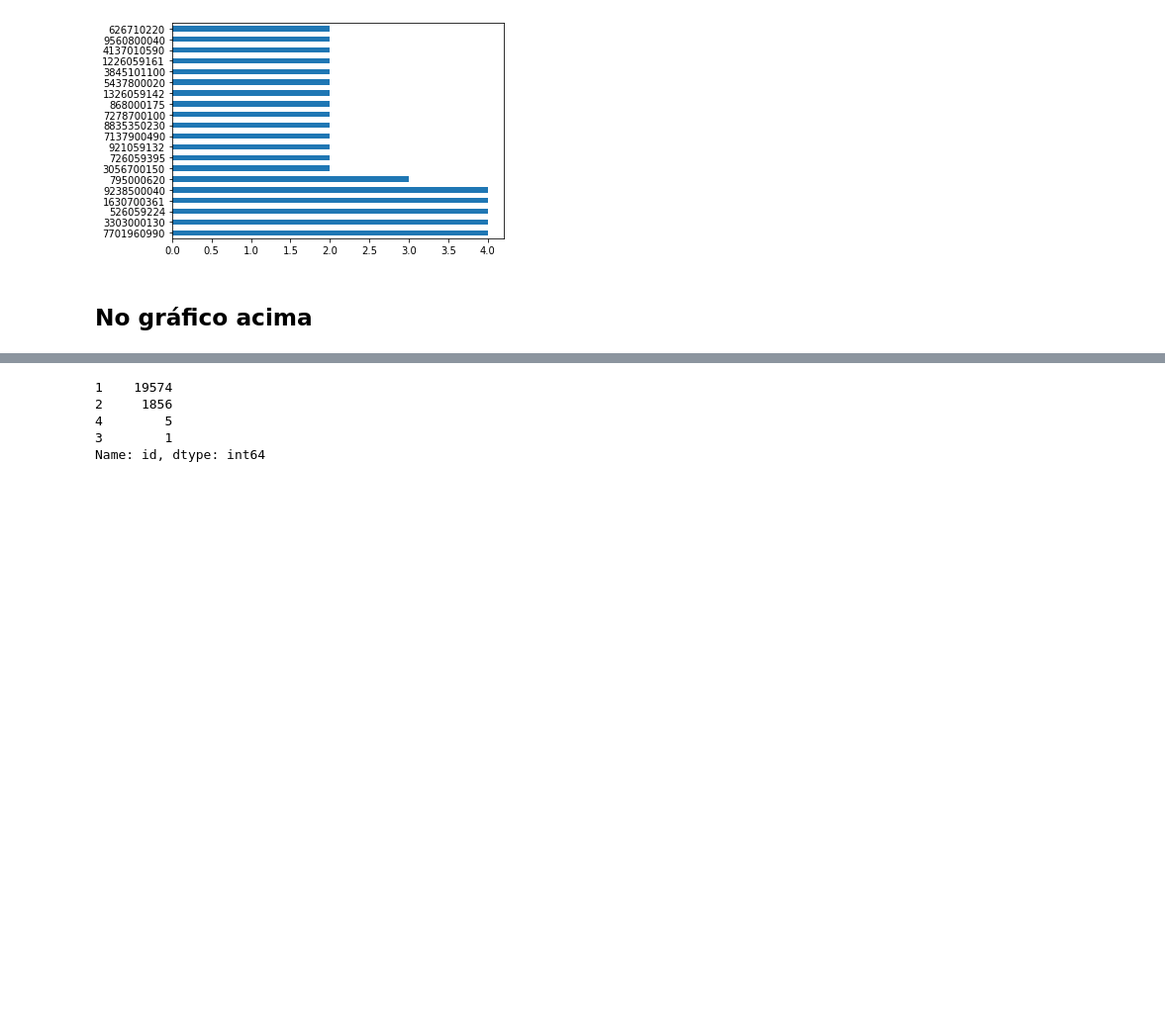
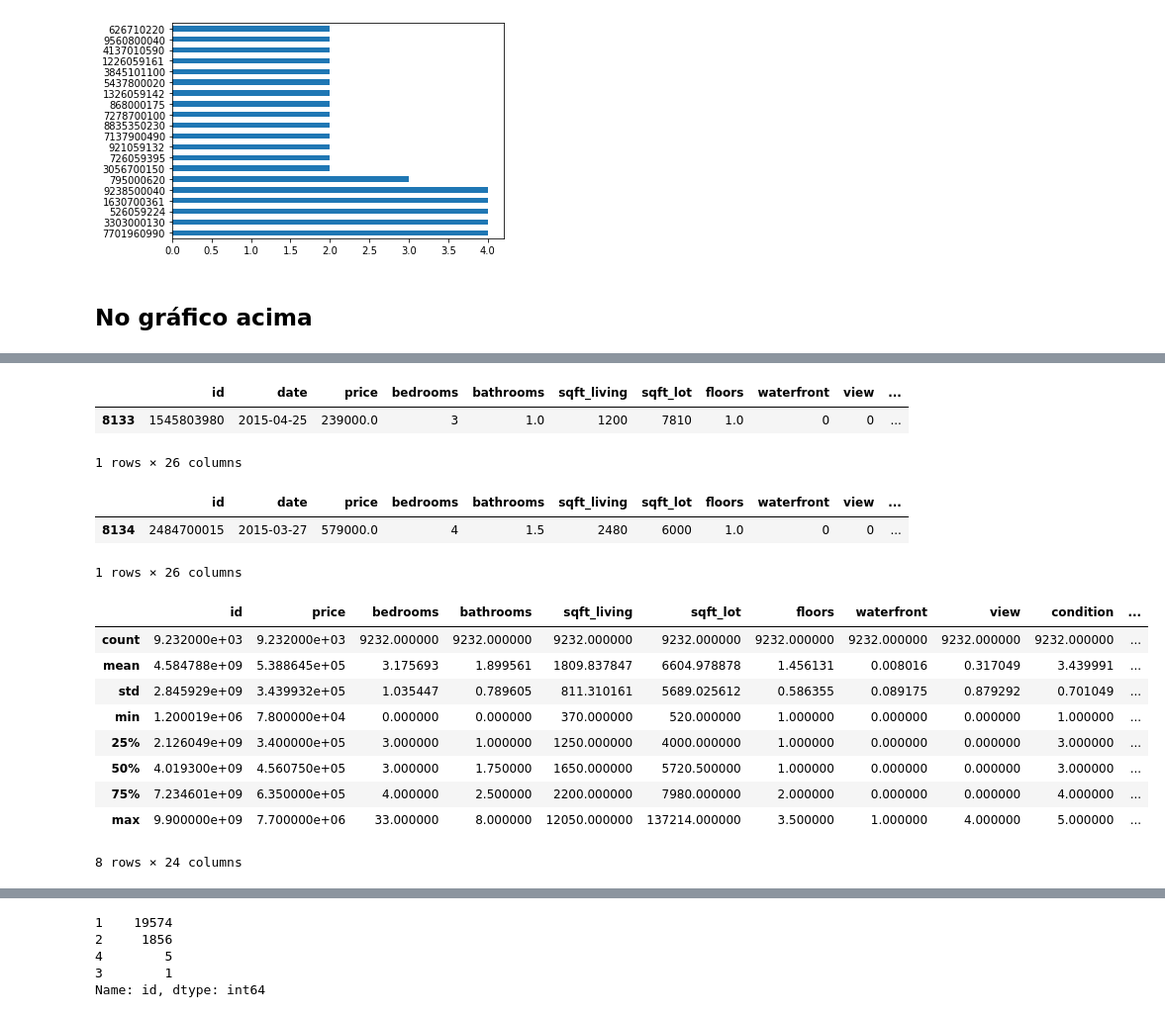
Before and after one commit to ramon-santana-silva/miniprojeto01, a Jupyter notebook: roofimoveis.ipynb, the cells around one changed output, grey strips where cells are left out. Shown at 99% size. Cells and saved outputs as stored; diff of their text form; code cells hidden in the pictures; blank space fills up the shorter version.

```diff
--- a/roofimoveis.ipynb
+++ b/roofimoveis.ipynb
@@ -323,0 +411,25 @@ df[df['id']==9238500040]
+# %%
+df[df['id']==1545803980]
+# %% [output]
+|  | id | date | price | bedrooms | bathrooms | sqft_living | sqft_lot | floors | waterfront | view | ... |
+| 8133 | 1545803980 | 2015-04-25 | 239000.0 | 3 | 1.0 | 1200 | 7810 | 1.0 | 0 | 0 | ... |
+1 rows × 26 columns
+# %%
+df[df['id']==2484700015]
+# %% [output]
+|  | id | date | price | bedrooms | bathrooms | sqft_living | sqft_lot | floors | waterfront | view | ... |
+| 8134 | 2484700015 | 2015-03-27 | 579000.0 | 4 | 1.5 | 2480 | 6000 | 1.0 | 0 | 0 | ... |
+1 rows × 26 columns
+# %%
+df[df['PREFERRED_CITY']=='SEATTLE'].describe()
+# %% [output]
+|  | id | price | bedrooms | bathrooms | sqft_living | sqft_lot | floors | waterfront | view | condition | ... |
+| count | 9.232000e+03 | 9.232000e+03 | 9232.000000 | 9232.000000 | 9232.000000 | 9232.000000 | 9232.000000 | 9232.000000 | 9232.000000 | 9232.000000 | ... |
+| mean | 4.584788e+09 | 5.388645e+05 | 3.175693 | 1.899561 | 1809.837847 | 6604.978878 | 1.456131 | 0.008016 | 0.317049 | 3.439991 | ... |
+| std | 2.845929e+09 | 3.439932e+05 | 1.035447 | 0.789605 | 811.310161 | 5689.025612 | 0.586355 | 0.089175 | 0.879292 | 0.701049 | ... |
+| min | 1.200019e+06 | 7.800000e+04 | 0.000000 | 0.000000 | 370.000000 | 520.000000 | 1.000000 | 0.000000 | 0.000000 | 1.000000 | ... |
+| 25% | 2.126049e+09 | 3.400000e+05 | 3.000000 | 1.000000 | 1250.000000 | 4000.000000 | 1.000000 | 0.000000 | 0.000000 | 3.000000 | ... |
+| 50% | 4.019300e+09 | 4.560750e+05 | 3.000000 | 1.750000 | 1650.000000 | 5720.500000 | 1.000000 | 0.000000 | 0.000000 | 3.000000 | ... |
+| 75% | 7.234601e+09 | 6.350000e+05 | 4.000000 | 2.500000 | 2200.000000 | 7980.000000 | 2.000000 | 0.000000 | 0.000000 | 4.000000 | ... |
+| max | 9.900000e+09 | 7.700000e+06 | 33.000000 | 8.000000 | 12050.000000 | 137214.000000 | 3.500000 | 1.000000 | 4.000000 | 5.000000 | ... |
+8 rows × 24 columns
```
Also changed, not shown: parts of 17 cells of this notebook.
